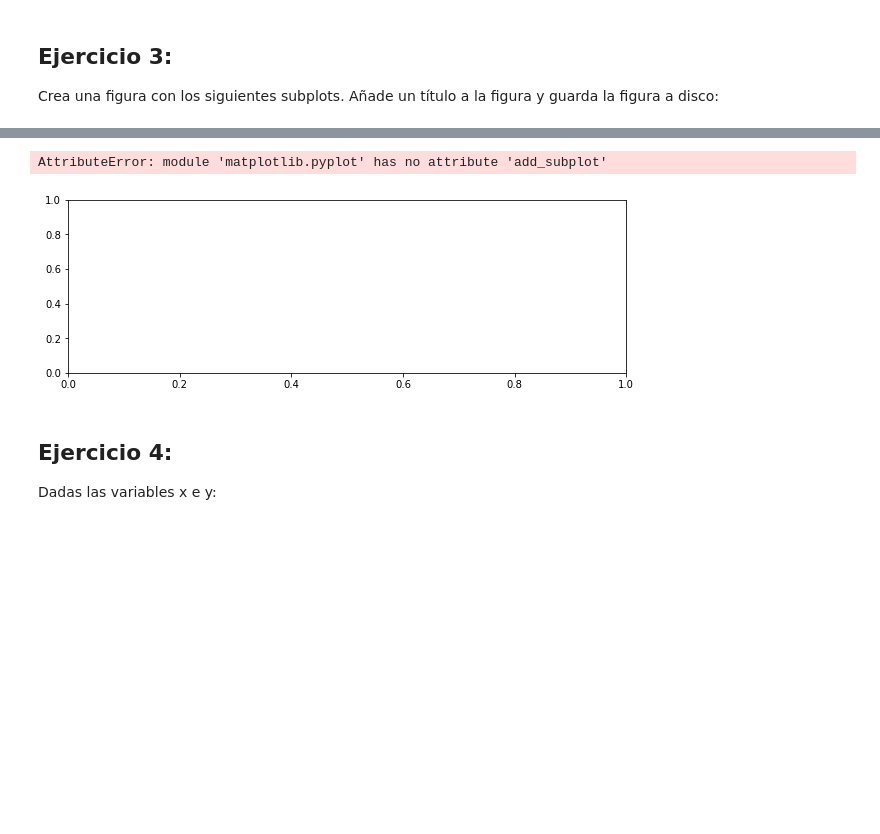
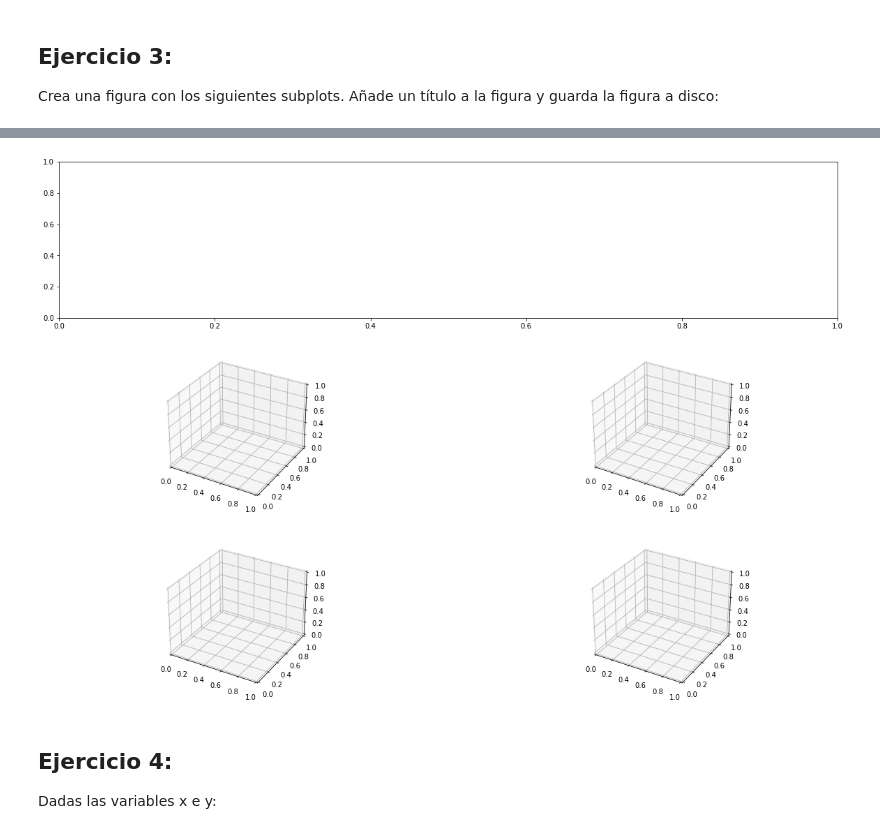
Before and after one commit to IanIAyBD/Curso, a Jupyter notebook: API/Tema 4 Graficos/grafics_ejer.ipynb, the cells around one changed output, grey strips where cells are left out. Drawn from its saved outputs; the diff is of its cells as text; code cells hidden in the pictures; blank space fills up the shorter version.

```diff
--- a/API/Tema 4 Graficos/grafics_ejer.ipynb
+++ b/API/Tema 4 Graficos/grafics_ejer.ipynb
@@ -40,18 +40,20 @@ plt.savefig('ej2.jpg', dpi = 300, bbox_inches = 'tight', pad_inches = .1)
 Crea una figura con los siguientes subplots. Añade un título a la figura y guarda la figura a disco:
 # %% [markdown]
 ![Subplots](./subplot3.png)
-# %%
-import matplotlib.pyplot as plt
-import numpy as np
-
-figure = plt.figure(figsize =(10,7))
-
-ax1 = plt.subplot(2,2,(1,2))
-for i in range(0,4):
-    ax1= figure.add_subplot(projection = "3d")
-# %% [output]
-AttributeError: module 'matplotlib.pyplot' has no attribute 'add_subplot'
-[figure, removed]
+# %%
+import matplotlib.pyplot as plt
+import numpy as np
+
+figure = plt.figure(figsize =(20,14))
+
+ax1 = figure.add_subplot(3,2,(1,2))
+ax2 = figure.add_subplot(3,2,3, projection = "3d")
+ax2 = figure.add_subplot(3,2,4, projection = "3d")
+ax2 = figure.add_subplot(3,2,5, projection = "3d")
+ax2 = figure.add_subplot(3,2,6, projection = "3d")
+plt.savefig('ej3.jpg', dpi = 300, bbox_inches = 'tight', pad_inches = .1)
+# %% [output]
+[figure, added]
 # %% [markdown]
 ## Ejercicio 4:
 Dadas las variables x e y:
```
Also changed, not shown: parts of 2 cells of this notebook.
